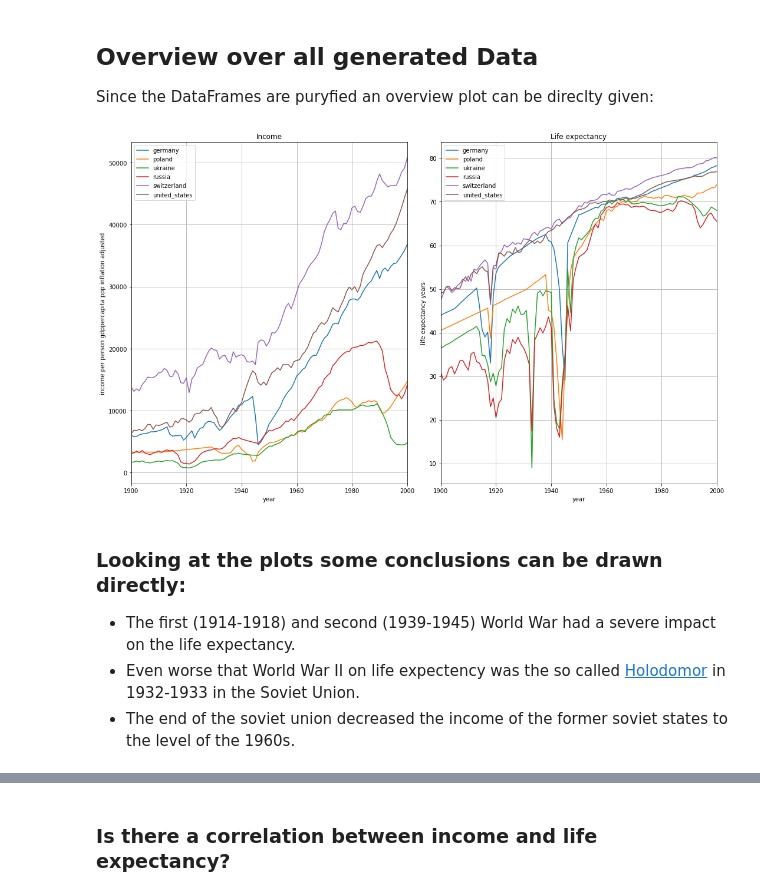
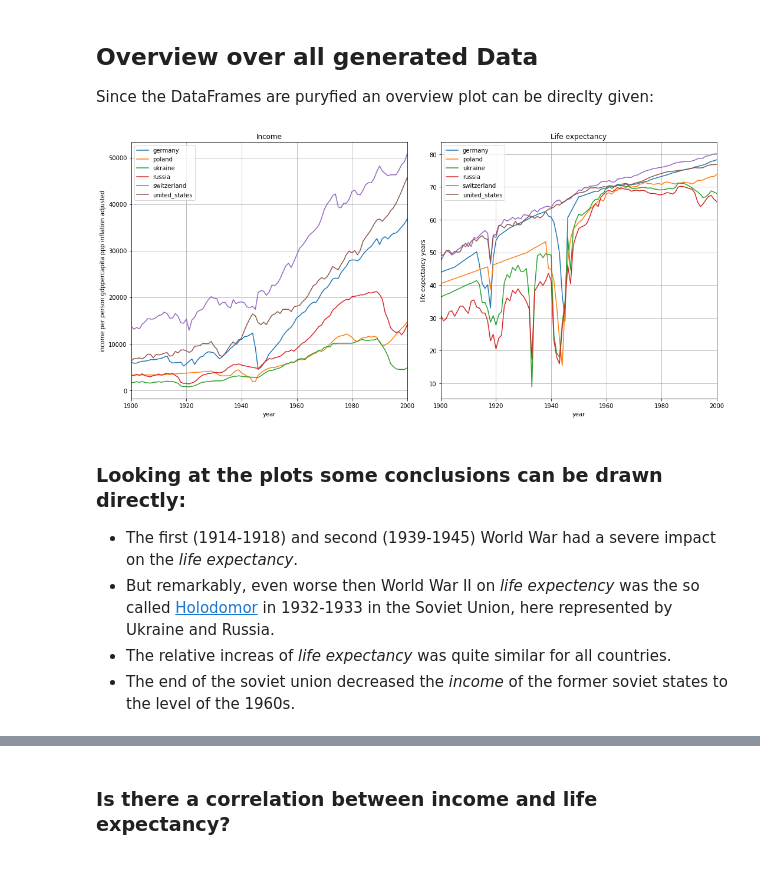
Before and after one commit to schorschie/udacity, a Jupyter notebook: project_02/Gapminder World Dataset Investigation.ipynb, the cells around one changed output, grey strips where cells are left out. Saved outputs shown, nothing was run; the diff lists cells and outputs as text; code cells hidden in the pictures; blank space fills up the shorter version.

```diff
--- a/project_02/Gapminder World Dataset Investigation.ipynb
+++ b/project_02/Gapminder World Dataset Investigation.ipynb
@@ -165,10 +180,11 @@ Now, there are no duplicates in the frames.
 Now since there where duplicate rows, lets do a cleaning for the common rows.
 # %%
 dataframe_list = list(files.keys())
-common_rows = set(dfs[dataframe_list.pop()].index)
+
+common_rows = set(dfs_clean_headings[dataframe_list.pop()].index)
 
 for key in dataframe_list:
     common_rows = sorted(set.intersection(set(common_rows),
-                                          set(dfs[key].index)))
+                                          set(dfs_clean_headings[key].index)))
 print(common_rows)
 # %% [output]
@@ -255,21 +271,25 @@ for name in files.keys():
 
 Since the DataFrames are puryfied an overview plot can be direclty given:
 # %%
-fig = plt.figure(figsize=(15,9))
-for idx, (key, df) in enumerate(final_df.items()):
-    ax = fig.add_subplot(1, 2, idx+1)
-    df.plot(ax=ax)
-    plt.grid(True)
-    plt.ylabel(files[key].split('.')[0].replace('_', ' '))
-    title = key[0].upper() + key[1:].replace('_', ' ')
-    plt.title(title)
+def _plot_overview(final_df):
+    fig = plt.figure(figsize=(15, 7))
+    for idx, (key, df) in enumerate(final_df.items()):
+        ax = fig.add_subplot(1, 2, idx+1)
+        df.plot(ax=ax)
+        plt.grid(True)
+        plt.ylabel(files[key].split('.')[0].replace('_', ' '))
+        title = key[0].upper() + key[1:].replace('_', ' ')
+        plt.title(title)
 
-plt.tight_layout()
+    plt.tight_layout()
-# %% [output]
-[figure, removed]
+# %%
+_plot_overview(final_df)
+# %% [output]
+[figure, added]
 # %% [markdown]
 ### Looking at the plots some conclusions can be drawn directly:
 
-* The first (1914-1918) and second (1939-1945) World War had a severe impact on the life expectancy.
-* Even worse that World War II on life expectency was the so called [Holodomor](https://en.wikipedia.org/wiki/Holodomor) in 1932-1933 in the Soviet Union.
-* The end of the soviet union decreased the income of the former soviet states to the level of the 1960s.
+* The first (1914-1918) and second (1939-1945) World War had a severe impact on the *life expectancy*.
+* But remarkably, even worse then World War II on *life expectency* was the so called [Holodomor](https://en.wikipedia.org/wiki/Holodomor) in 1932-1933 in the Soviet Union, here represented by Ukraine and Russia.
+* The relative increas of *life expectancy* was quite similar for all countries.
+* The end of the soviet union decreased the *income* of the former soviet states to the level of the 1960s.
```
Also changed, not shown: parts of 24 cells of this notebook, 1 other file.
